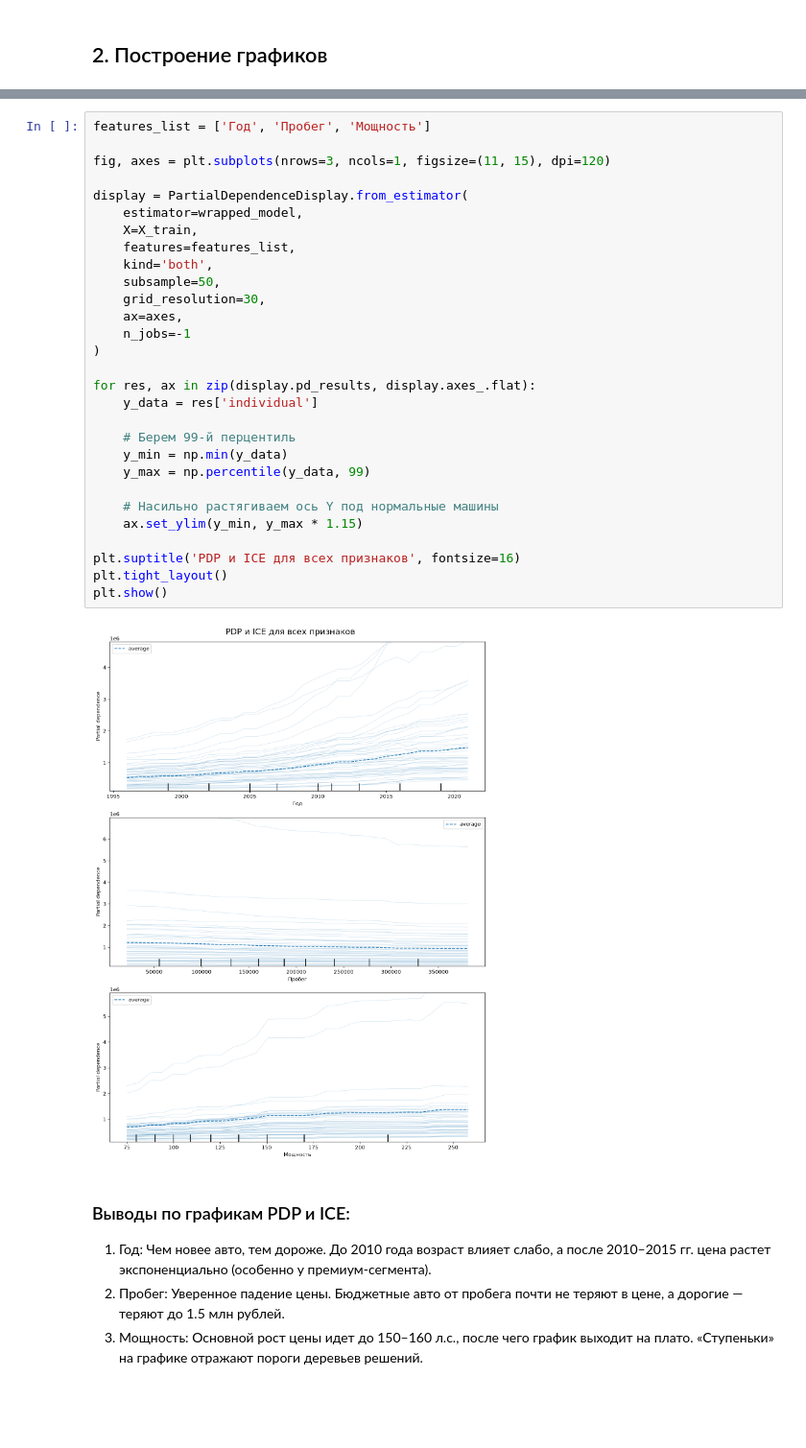
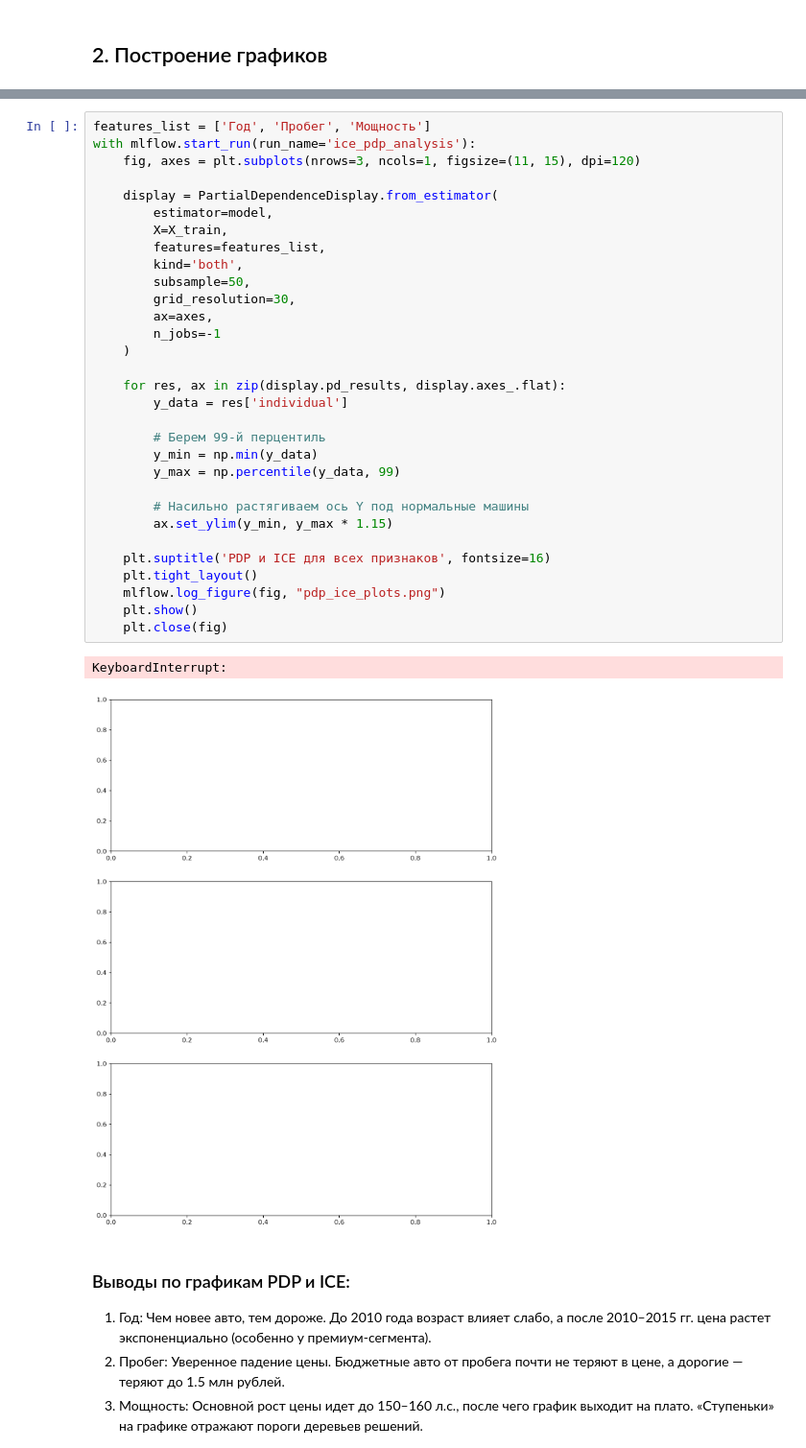
Before and after one commit to deviloon/car-price-analyzer, a Jupyter notebook: researches/02_ice_pdp_analysis.ipynb, the cells around one changed output, grey strips where cells are left out. Shown at 96% size. Cells and saved outputs as stored; diff of their text form; blank space fills up the shorter version.

```diff
--- a/researches/02_ice_pdp_analysis.ipynb
+++ b/researches/02_ice_pdp_analysis.ipynb
@@ -90,34 +45,37 @@ TransformedTargetRegressor(func=<ufunc 'log1p'>, inverse_func=<ufunc 'expm1'>,
 # %%
 features_list = ['Год', 'Пробег', 'Мощность']
+with mlflow.start_run(run_name='ice_pdp_analysis'):
+    fig, axes = plt.subplots(nrows=3, ncols=1, figsize=(11, 15), dpi=120)
 
-fig, axes = plt.subplots(nrows=3, ncols=1, figsize=(11, 15), dpi=120)
+    display = PartialDependenceDisplay.from_estimator(
+        estimator=model,
+        X=X_train,
+        features=features_list,
+        kind='both',
+        subsample=50,
+        grid_resolution=30,
+        ax=axes,
+        n_jobs=-1
+    )
 
-display = PartialDependenceDisplay.from_estimator(
-    estimator=wrapped_model,
-    X=X_train,
-    features=features_list,
-    kind='both',
-    subsample=50,
-    grid_resolution=30,
-    ax=axes,
-    n_jobs=-1
-)
+    for res, ax in zip(display.pd_results, display.axes_.flat):
+        y_data = res['individual']
 
-for res, ax in zip(display.pd_results, display.axes_.flat):
-    y_data = res['individual']
+        # Берем 99-й перцентиль
+        y_min = np.min(y_data)
+        y_max = np.percentile(y_data, 99)
 
-    # Берем 99-й перцентиль
-    y_min = np.min(y_data)
-    y_max = np.percentile(y_data, 99)
+        # Насильно растягиваем ось Y под нормальные машины
+        ax.set_ylim(y_min, y_max * 1.15)
 
-    # Насильно растягиваем ось Y под нормальные машины
-    ax.set_ylim(y_min, y_max * 1.15)
-
-plt.suptitle('PDP и ICE для всех признаков', fontsize=16)
-plt.tight_layout()
-plt.show()
+    plt.suptitle('PDP и ICE для всех признаков', fontsize=16)
+    plt.tight_layout()
+    mlflow.log_figure(fig, "pdp_ice_plots.png")
+    plt.show()
+    plt.close(fig)
 # %% [output]
+KeyboardInterrupt:
-[figure, old version]
+[figure, new version]
 # %% [markdown]
 ### Выводы по графикам PDP и ICE:
 
```
Also changed, not shown: parts of 2 cells of this notebook, 3 other files.
